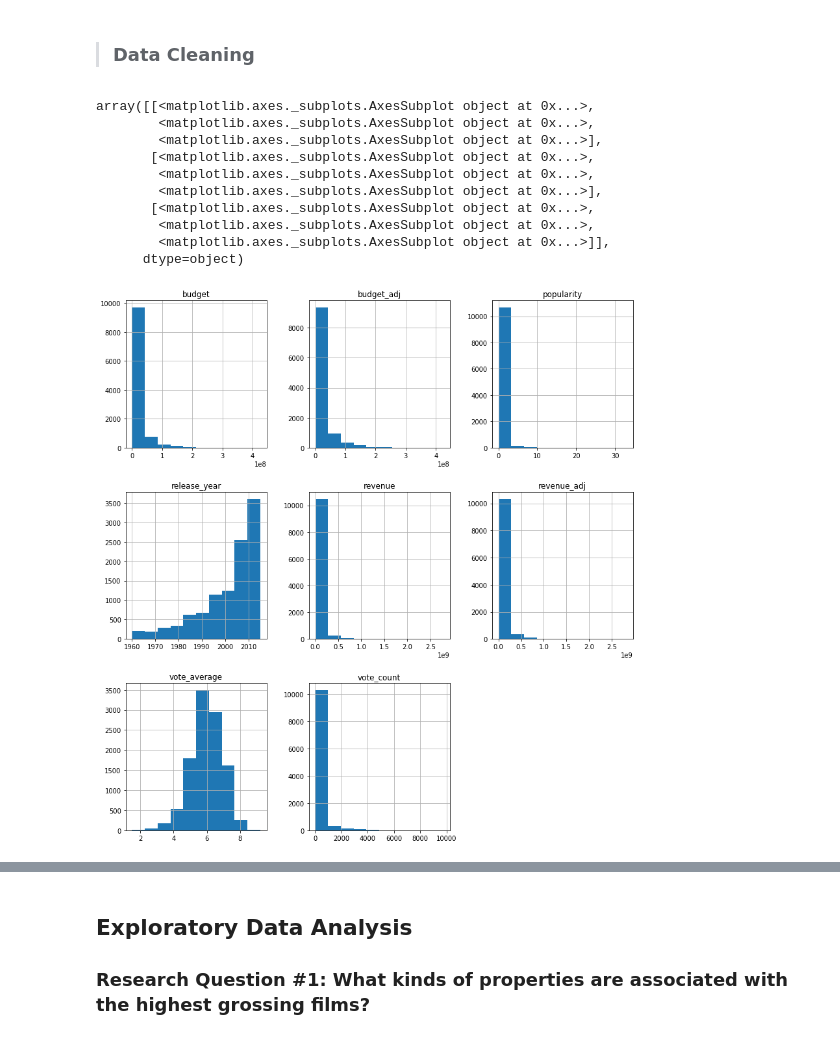
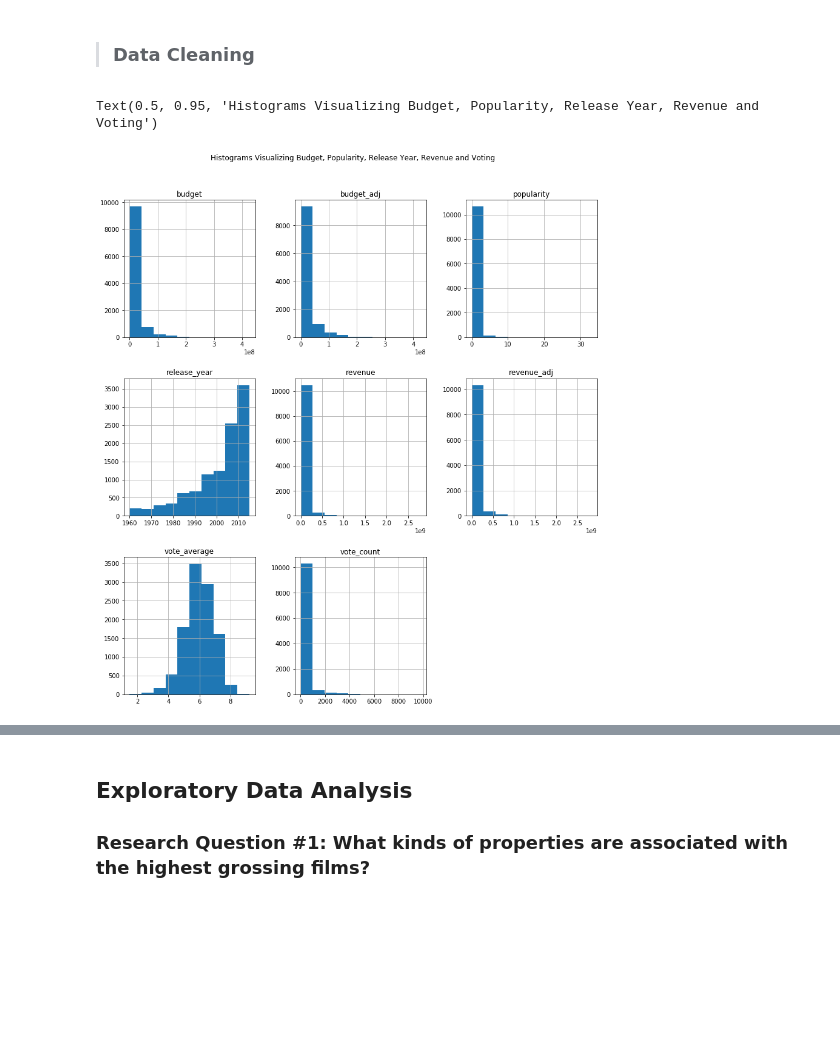
Before and after one commit to johnsgallagher/Udacity, a Jupyter notebook: Investigate a Dataset.ipynb, the cells around one changed output, grey strips where cells are left out. Drawn from its saved outputs; the diff is of its cells as text; code cells hidden in the pictures; blank space fills up the shorter version.

```diff
--- a/Investigate a Dataset.ipynb
+++ b/Investigate a Dataset.ipynb
@@ -110,19 +118,12 @@ memory usage: 1.7+ MB
 df.drop(['id','homepage','tagline', 'overview','keywords', 'production_companies', 'runtime'], axis =1, inplace = True)
 # %%
 #Histogram of the Dataset
+import pylab as pl
 df.hist(figsize=[14,15])
+pl.suptitle("Histograms Visualizing Budget, Popularity, Release Year, Revenue and Voting", y=.95)
 # %% [output]
-array([[<matplotlib.axes._subplots.AxesSubplot object at 0x...>,
-        <matplotlib.axes._subplots.AxesSubplot object at 0x...>,
-        <matplotlib.axes._subplots.AxesSubplot object at 0x...>],
-       [<matplotlib.axes._subplots.AxesSubplot object at 0x...>,
-        <matplotlib.axes._subplots.AxesSubplot object at 0x...>,
-        <matplotlib.axes._subplots.AxesSubplot object at 0x...>],
-       [<matplotlib.axes._subplots.AxesSubplot object at 0x...>,
-        <matplotlib.axes._subplots.AxesSubplot object at 0x...>,
-        <matplotlib.axes._subplots.AxesSubplot object at 0x...>]],
-      dtype=object)
+Text(0.5, 0.95, 'Histograms Visualizing Budget, Popularity, Release Year, Revenue and Voting')
-[figure, old version]
+[figure, new version]
 # %%
 #Filling Missing numeric column values with mean
 df.fillna(df.mean(),inplace= True)
```
Also changed, not shown: parts of 8 cells of this notebook.
